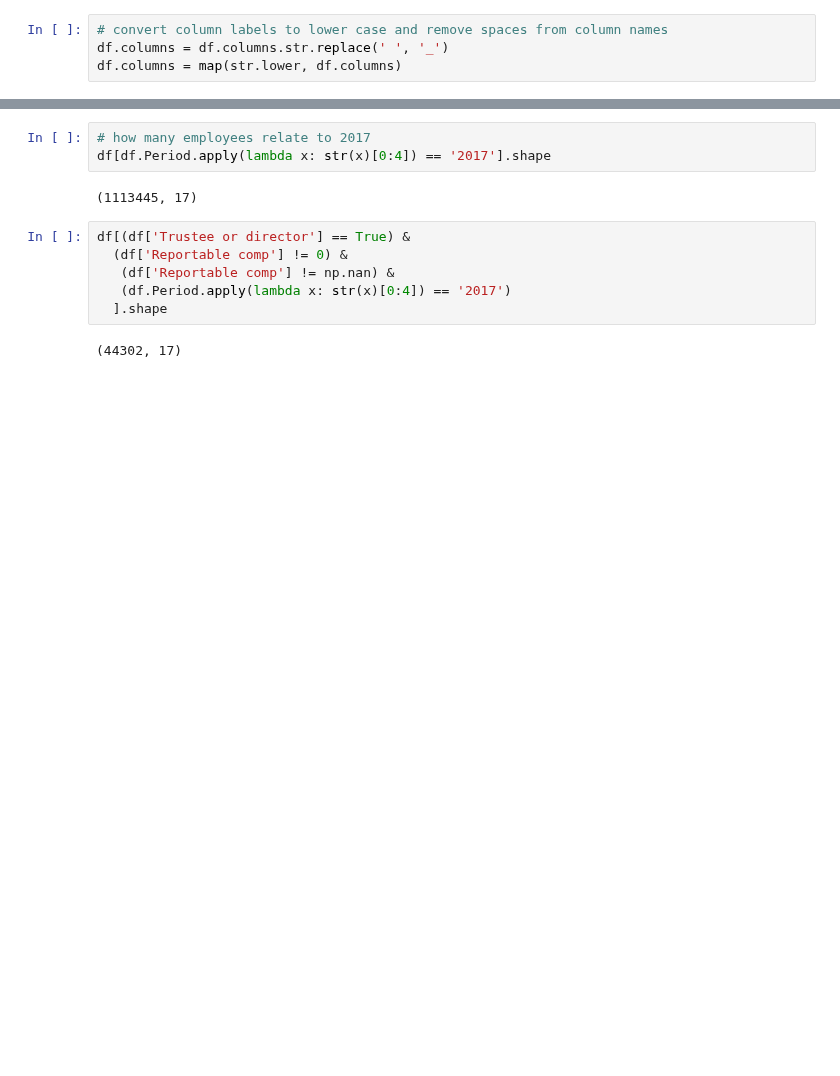
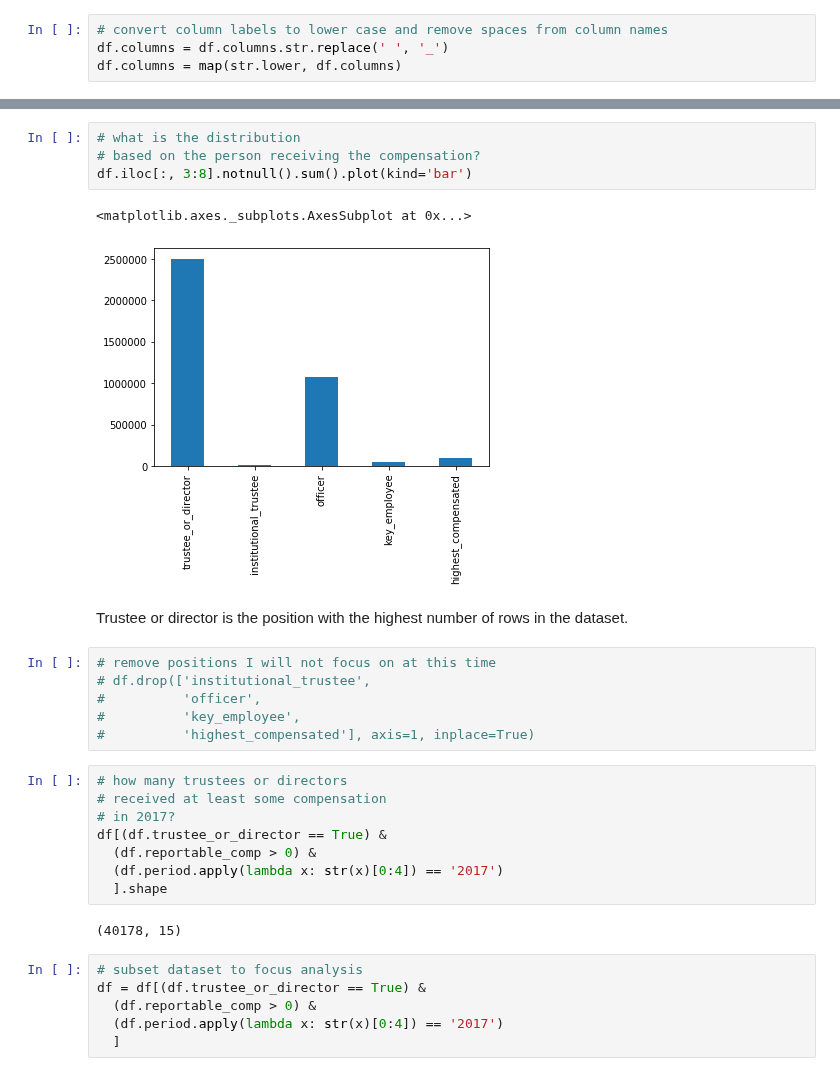
Before and after one commit to mrkjhsn/Not_for_Profit_Compensation_Modeling, a Jupyter notebook: executive_comp_data_prep.ipynb, the cells around one changed output, grey strips where cells are left out. Drawn from its saved outputs; the diff is of its cells as text; blank space fills up the shorter version.

```diff
--- a/executive_comp_data_prep.ipynb
+++ b/executive_comp_data_prep.ipynb
@@ -78,13 +92,31 @@ df.head()
+# %%
+# what is the distribution
+# based on the person receiving the compensation?
+df.iloc[:, 3:8].notnull().sum().plot(kind='bar')
+# %% [output]
+<matplotlib.axes._subplots.AxesSubplot at 0x...>
+[figure, added]
+# %% [markdown]
+Trustee or director is the position with the highest number of rows in the dataset.
+# %%
+# remove positions I will not focus on at this time
+# df.drop(['institutional_trustee',
+#          'officer',
+#          'key_employee',
+#          'highest_compensated'], axis=1, inplace=True)
 # %%
-# how many employees relate to 2017
-df[df.Period.apply(lambda x: str(x)[0:4]) == '2017'].shape
+# how many trustees or directors
+# received at least some compensation
+# in 2017?
+df[(df.trustee_or_director == True) &
+  (df.reportable_comp > 0) &
+  (df.period.apply(lambda x: str(x)[0:4]) == '2017')
+  ].shape
 # %% [output]
-(1113445, 17)
+(40178, 15)
 # %%
-df[(df['Trustee or director'] == True) &
-  (df['Reportable comp'] != 0) &
-   (df['Reportable comp'] != np.nan) &
-   (df.Period.apply(lambda x: str(x)[0:4]) == '2017')
-  ].shape
+# subset dataset to focus analysis
+df = df[(df.trustee_or_director == True) &
+  (df.reportable_comp > 0) &
+  (df.period.apply(lambda x: str(x)[0:4]) == '2017')
+  ]
-# %% [output]
-(44302, 17)
```
Also changed, not shown: parts of 60 cells of this notebook.
